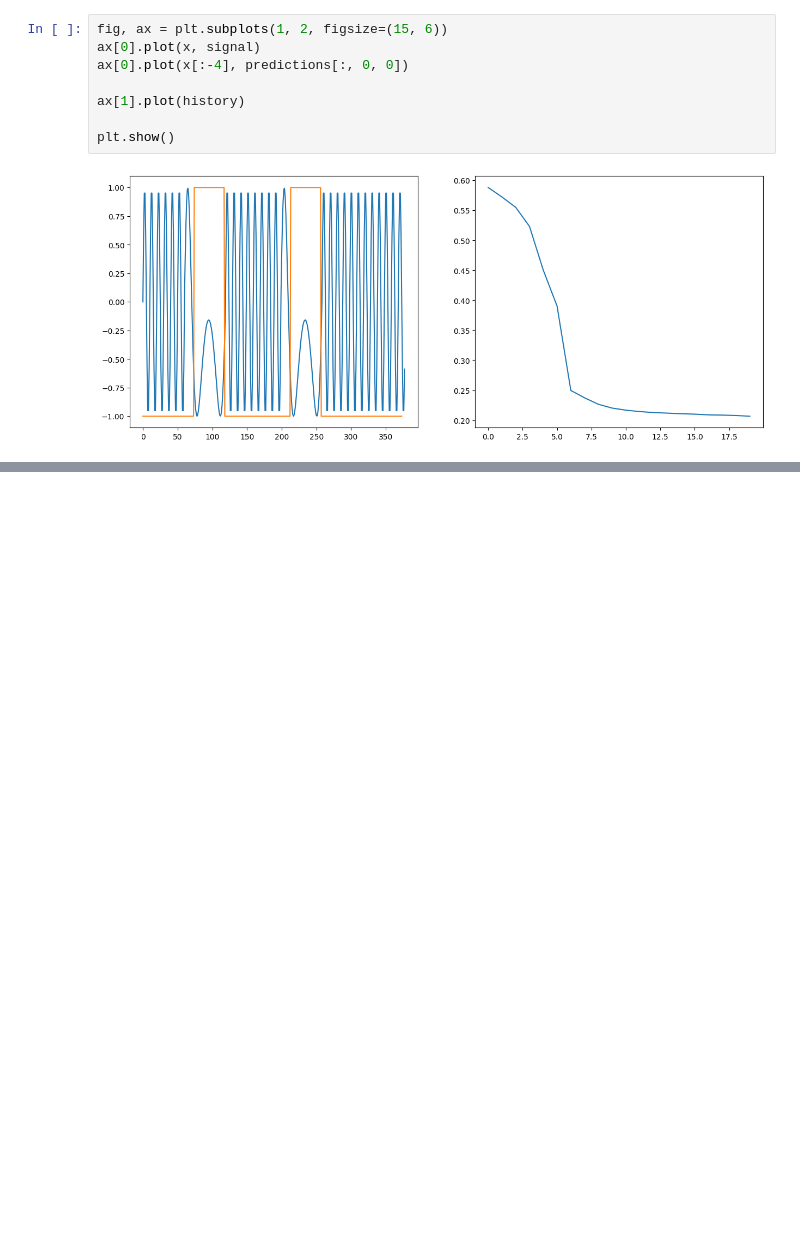
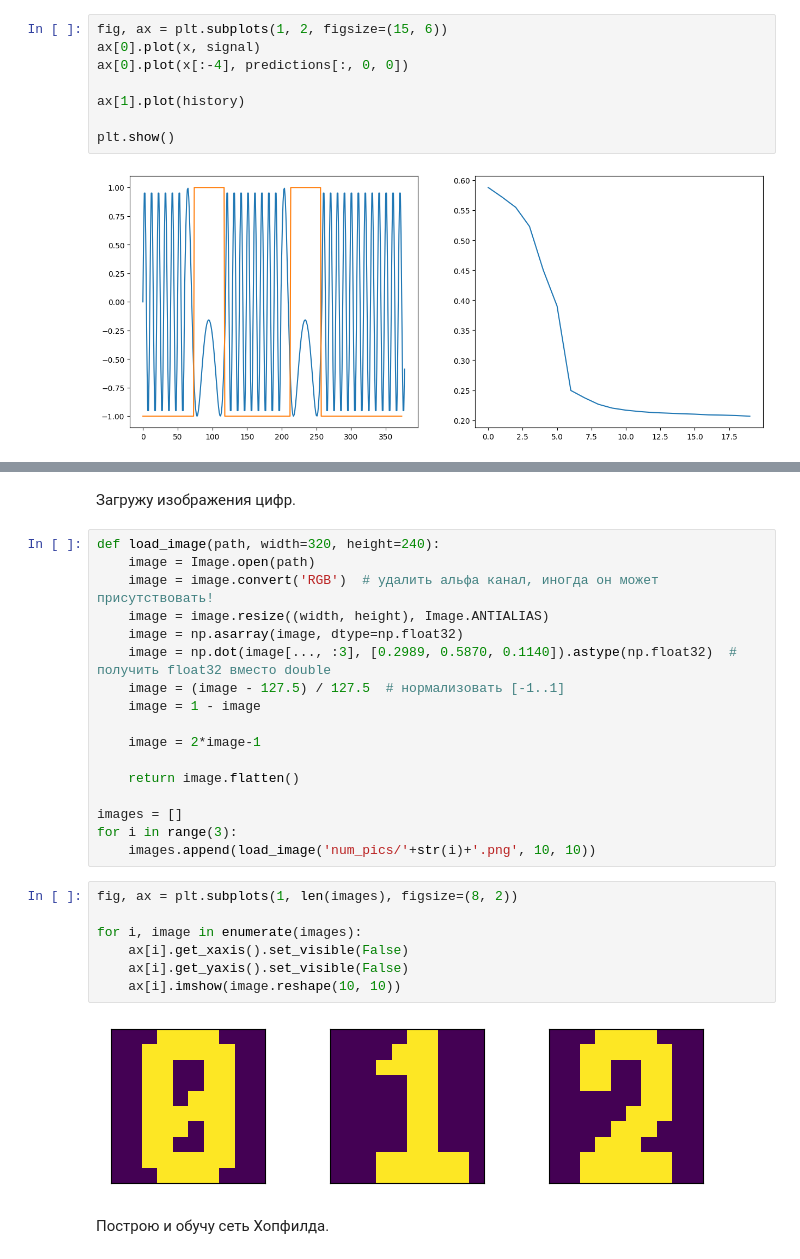
Before and after one commit to protaxY/Neuroinformatics_labs, a Jupyter notebook: lab5.ipynb, the cells around one changed output, grey strips where cells are left out. Saved outputs shown, nothing was run; the diff lists cells and outputs as text; blank space fills up the shorter version.

```diff
--- a/lab5.ipynb
+++ b/lab5.ipynb
@@ -159,0 +187,30 @@ plt.show()
+# %% [markdown]
+Загружу изображения цифр.
+# %%
+def load_image(path, width=320, height=240):
+    image = Image.open(path)
+    image = image.convert('RGB')  # удалить альфа канал, иногда он может присутствовать!
+    image = image.resize((width, height), Image.ANTIALIAS)
+    image = np.asarray(image, dtype=np.float32)
+    image = np.dot(image[..., :3], [0.2989, 0.5870, 0.1140]).astype(np.float32)  # получить float32 вместо double
+    image = (image - 127.5) / 127.5  # нормализовать [-1..1]
+    image = 1 - image
+
+    image = 2*image-1
+
+    return image.flatten()
+
+images = []
+for i in range(3):
+    images.append(load_image('num_pics/'+str(i)+'.png', 10, 10))
+# %%
+fig, ax = plt.subplots(1, len(images), figsize=(8, 2))
+
+for i, image in enumerate(images):
+    ax[i].get_xaxis().set_visible(False)
+    ax[i].get_yaxis().set_visible(False)
+    ax[i].imshow(image.reshape(10, 10))
+# %% [output]
+[figure, added]
+# %% [markdown]
+Построю и обучу сеть Хопфилда.
```
Also changed, not shown: parts of 12 cells of this notebook, 20 other files.
